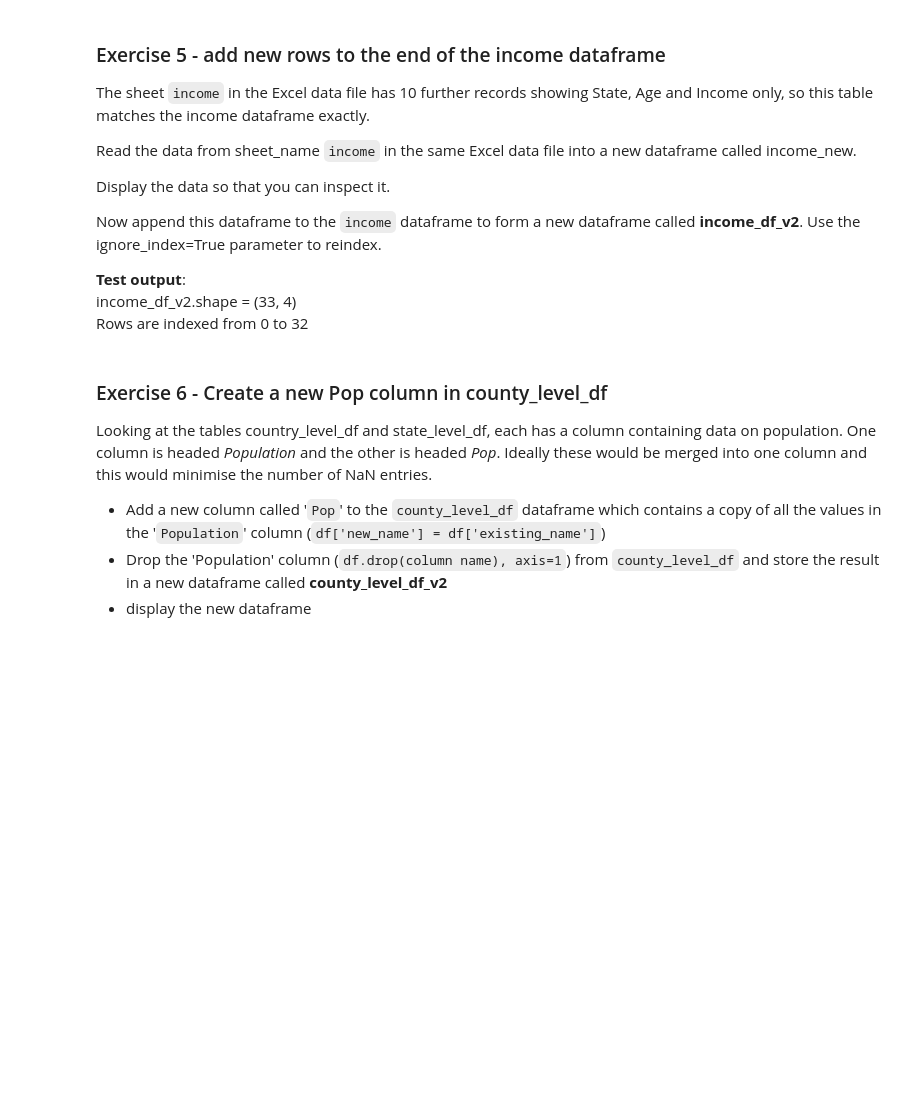
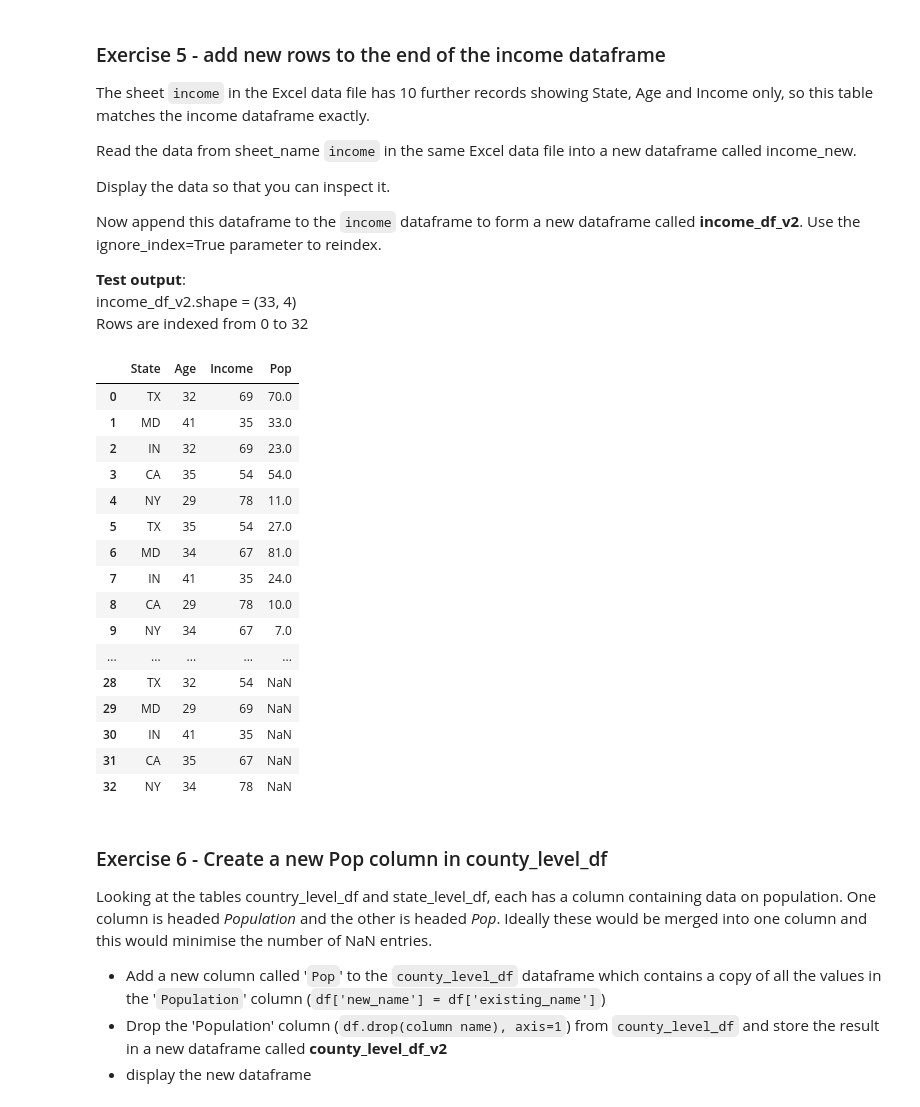
Before and after one commit to Jojomaque/DataScience, a Jupyter notebook: JojoWrangle_the_data.ipynb, the cells around one changed output. Saved outputs shown, nothing was run; the diff lists cells and outputs as text; code cells hidden in the pictures; blank space fills up the shorter version.

```diff
--- a/JojoWrangle_the_data.ipynb
+++ b/JojoWrangle_the_data.ipynb
@@ -58,3 +141,8 @@ Add an extra parameter, `join='inner'` and combine the dataframes `county_level_
 income_df.shape will be (23, 3)
 Column headings will be State, Age, Income
 There will be 23 rows indexed 0 to 22
+# %%
+income_df = pd.concat([county_level_df, state_level_df], join='inner',ignore_index=True)
+income_df
+income_df.shape
+income_df
@@ -80,6 +186,32 @@ Now append this dataframe to the `income` dataframe to form a new dataframe call
 **Test output**:
 income_df_v2.shape = (33, 4)
 Rows are indexed from 0 to 32
+# %%
+#read the state-level sheet into a dataframe called state_level_df and display the contents to see what this one looks
+df = pd.read_excel('https://github.com/futureCodersSE/working-with-data/blob/main/Data%20sets/Income-Data.xlsx?raw=true', sheet_name = 'income')
+income_new = df
+# display(income_new)
+income_df_v2 = income_new.append(income_df, ignore_index=True)
+income_df_v2.shape
+display(income_df_v2)
+# %% [output]
+|  | State | Age | Income | Pop |
+| 0 | TX | 32 | 69 | 70.0 |
+| 1 | MD | 41 | 35 | 33.0 |
+| 2 | IN | 32 | 69 | 23.0 |
+| 3 | CA | 35 | 54 | 54.0 |
+| 4 | NY | 29 | 78 | 11.0 |
+| 5 | TX | 35 | 54 | 27.0 |
+| 6 | MD | 34 | 67 | 81.0 |
+| 7 | IN | 41 | 35 | 24.0 |
+| 8 | CA | 29 | 78 | 10.0 |
+| 9 | NY | 34 | 67 | 7.0 |
+| ... | ... | ... | ... | ... |
+| 28 | TX | 32 | 54 | NaN |
+| 29 | MD | 29 | 69 | NaN |
+| 30 | IN | 41 | 35 | NaN |
+| 31 | CA | 35 | 67 | NaN |
+| 32 | NY | 34 | 78 | NaN |
 # %% [markdown]
 ### Exercise 6 - Create a new Pop column in county_level_df
 
```
Also changed, not shown: parts of 5 cells of this notebook.
